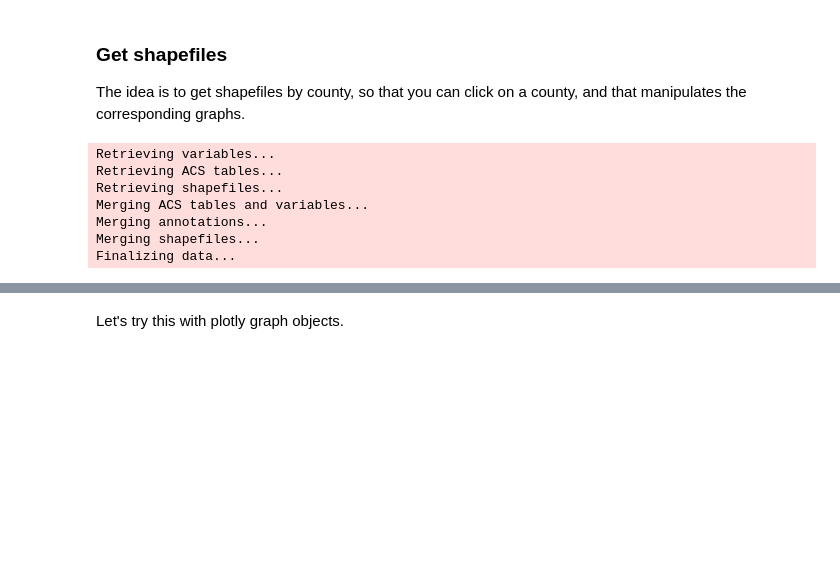
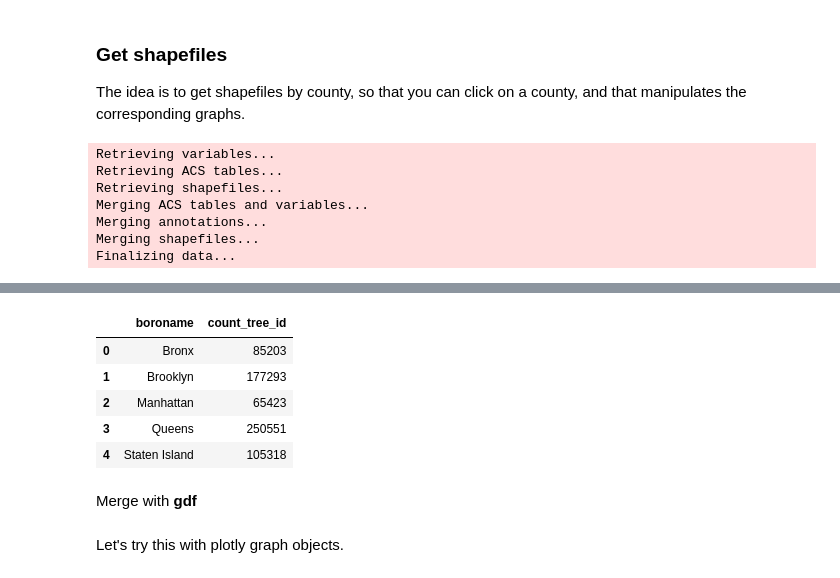
Before and after one commit to justinm0rgan/CUNY_DATA_608, a Jupyter notebook: module4/01_load_data_eda.ipynb, the cells around one changed output, grey strips where cells are left out. Drawn from its saved outputs; the diff is of its cells as text; code cells hidden in the pictures; blank space fills up the shorter version.

```diff
--- a/module4/01_load_data_eda.ipynb
+++ b/module4/01_load_data_eda.ipynb
@@ -59,0 +69,16 @@ gdf
+# %%
+soql_url_simple = ('https://data.cityofnewyork.us/resource/nwxe-4ae8.json?' +\
+        '$select=boroname,count(tree_id)'+\
+        '&$group=boroname').replace(' ', '%20')
+soql_trees_simple= pd.read_json(soql_url_simple)
+
+soql_trees_simple.head()
+# %% [output]
+|  | boroname | count_tree_id |
+| 0 | Bronx | 85203 |
+| 1 | Brooklyn | 177293 |
+| 2 | Manhattan | 65423 |
+| 3 | Queens | 250551 |
+| 4 | Staten Island | 105318 |
+# %% [markdown]
+Merge with **gdf**
```
Also changed, not shown: parts of 8 cells of this notebook.
